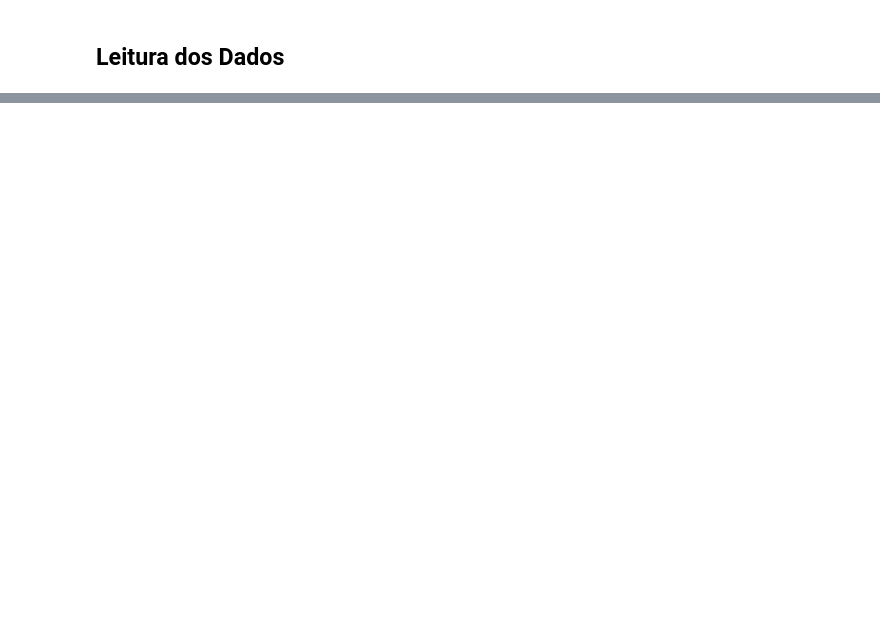
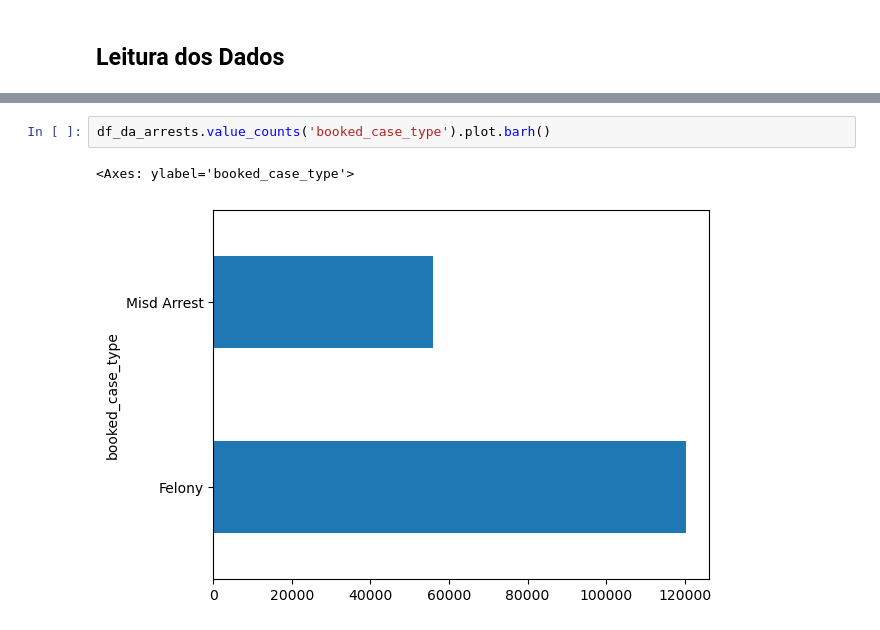
Before and after one commit to Orlandovpjunior/machine_learning, a Jupyter notebook: lab5/notebook.ipynb, the cells around one changed output, grey strips where cells are left out. Cells and saved outputs as stored; diff of their text form; blank space fills up the shorter version.

```diff
--- a/lab5/notebook.ipynb
+++ b/lab5/notebook.ipynb
@@ -62,0 +101,5 @@ Length: 4, dtype: str
+# %%
+df_da_arrests.value_counts('booked_case_type').plot.barh()
+# %% [output]
+<Axes: ylabel='booked_case_type'>
+[figure, added]
```
Also changed, not shown: parts of 37 cells of this notebook.
